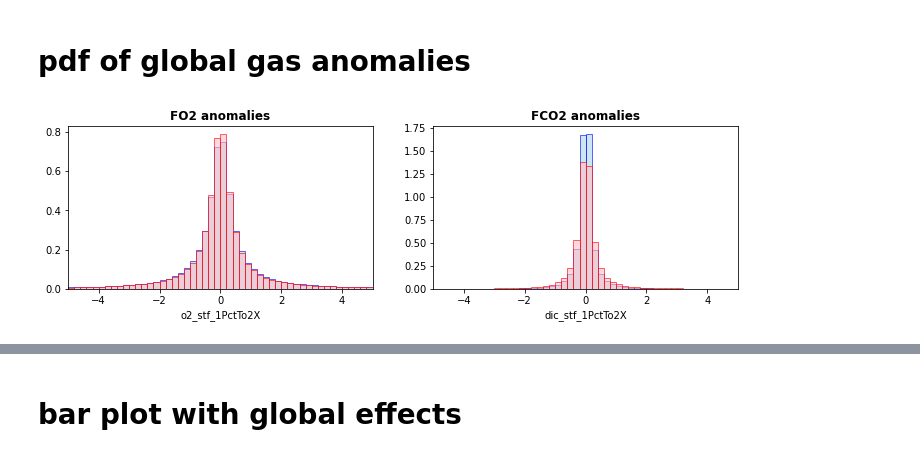
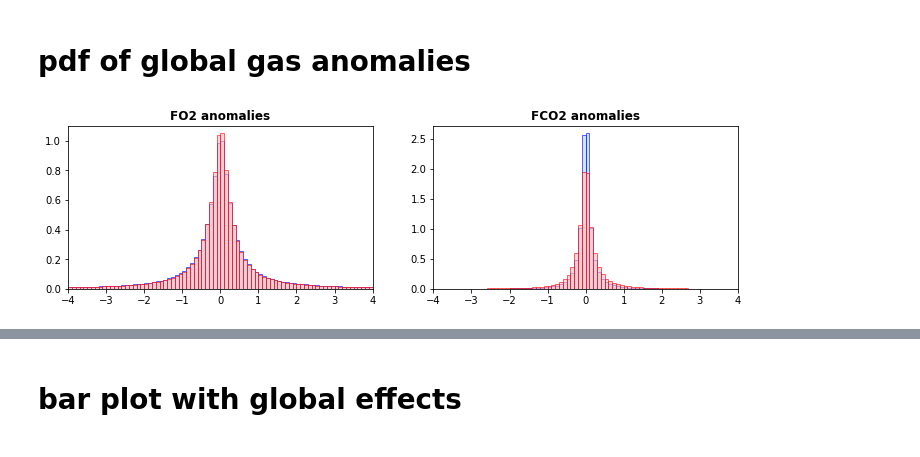
Before and after one commit to nanahocke/mesoscale-eddies, a Jupyter notebook: plotting/Global.ipynb, the cells around one changed output, grey strips where cells are left out. Saved outputs shown, nothing was run; the diff lists cells and outputs as text; code cells hidden in the pictures.

```diff
--- a/plotting/Global.ipynb
+++ b/plotting/Global.ipynb
@@ -20,12 +23,23 @@ from mpl_toolkits.axes_grid1 import make_axes_locatable
 # %% [markdown]
 # Load data
 # %%
+###MEAN FILTER
+#pathp='/gxfs_home/geomar/smomw577/plots/Boxcar/0181-0190/'
+#pathf='/gxfs_work/geomar/smomw577/mesoscale_eddies/BOX_filtered/0181-0190/'
+#dsa=xr.open_dataset(pathf+'3x3box_mean_anomaly_monthly_0181-0190_all.nc', chunks='auto')
+#ds=xr.open_dataset('/gxfs_work/geomar/smomw577/mesoscale_eddies/MOM5_concat/0181-0190/mean_std_control_noice.nc', chunks='auto')
+#ds_cc=xr.open_dataset('/gxfs_work/geomar/smomw577/mesoscale_eddies/MOM5_concat/0181-0190/mean_std_1PctTo2X_noice.nc', chunks='auto')
+#ds_smoothed=xr.open_dataset(pathf+'3x3box_mean_monthly_0181-0190_noice_all.nc')
+
+###MEDIAN FILTER
 pathp='/gxfs_home/geomar/smomw577/plots/Boxcar/0181-0190/'
 pathf='/gxfs_work/geomar/smomw577/mesoscale_eddies/BOX_filtered/0181-0190/'
-dsa=xr.open_dataset(pathf+'3x3box_mean_anomaly_monthly_0181-0190_all.nc', chunks='auto')
+dsa=xr.open_dataset(pathf+'3x3box_median_anomaly_monthly_0181-0190_all.nc')
 ds=xr.open_dataset('/gxfs_work/geomar/smomw577/mesoscale_eddies/MOM5_concat/0181-0190/mean_std_control_noice.nc', chunks='auto')
 ds_cc=xr.open_dataset('/gxfs_work/geomar/smomw577/mesoscale_eddies/MOM5_concat/0181-0190/mean_std_1PctTo2X_noice.nc', chunks='auto')
-ds_smoothed=xr.open_dataset(pathf+'3x3box_mean_monthly_0181-0190_noice_all.nc')
+ds_smoothed=xr.open_dataset(pathf+'3x3box_median_monthly_0181-0190_noice_all.nc')
+
+
 ds_smoothed=fix_grid(ds_smoothed)
 dsa=fix_grid(dsa)
 ds=fix_grid(ds)
@@ -200,15 +206,17 @@ plt.savefig(pathp+'co2_o2_AMA_absratio_lines_new.png', dpi=300, bbox_inches='tig
 # %%
 ####Climate Change vs Ctrl
 fig, axs= plt.subplots(nrows=1, ncols=2, figsize=(12,3))
 ### median und mean
-dsa.o2_stf.where(dsa.o2_stf<=8).where(dsa.o2_stf>=-8).plot.hist(ax=axs[0],xlim=[-5,5], bins=80, color='lightblue',alpha=.6, edgecolor='blue', density=True);
-dsa.o2_stf_1PctTo2X.where(dsa.o2_stf_1PctTo2X<=8).where(dsa.o2_stf_1PctTo2X>=-8).plot.hist(ax=axs[0], xlim=[-5,5], bins=80, color='pink',alpha=.6, edgecolor='red', density=True);
+dsa.o2_stf.where(dsa.o2_stf<=4).where(dsa.o2_stf>=-4).plot.hist(ax=axs[0],xlim=[-4,4], bins=80, color='lightblue',alpha=.6, edgecolor='blue', density=True);
+dsa.o2_stf_1PctTo2X.where(dsa.o2_stf_1PctTo2X<=4).where(dsa.o2_stf_1PctTo2X>=-4).plot.hist(ax=axs[0], xlim=[-4,4], bins=80, color='pink',alpha=.6, edgecolor='red', density=True);
 axs[0].set_title('FO2 anomalies', fontweight='bold')
+axs[0].set_xlabel('')
 
-dsa.dic_stf.where(dsa.dic_stf<=8).where(dsa.dic_stf>=-8).plot.hist(ax=axs[1], xlim=[-5,5], bins=80, color='lightblue',alpha=.6, edgecolor='blue', density=True);
-dsa.dic_stf_1PctTo2X.where(dsa.dic_stf_1PctTo2X<=8).where(dsa.dic_stf_1PctTo2X>=-8).plot.hist(ax=axs[1],xlim=[-5,5], bins=80, color='pink',alpha=.6, edgecolor='red', density=True);
-axs[1].set_title('FCO2 anomalies', fontweight='bold')
+dsa.dic_stf.where(dsa.dic_stf<=4).where(dsa.dic_stf>=-4).plot.hist(ax=axs[1], xlim=[-4,4], bins=80, color='lightblue',alpha=.6, edgecolor='blue', density=True);
+dsa.dic_stf_1PctTo2X.where(dsa.dic_stf_1PctTo2X<=4).where(dsa.dic_stf_1PctTo2X>=-4).plot.hist(ax=axs[1],xlim=[-4,4], bins=80, color='pink',alpha=.6, edgecolor='red', density=True);
+axs[1].set_title('FCO2 anomalies', fontweight='bold');
+axs[1].set_xlabel('')
 
-plt.savefig(pathp+'flux_pdf.png', dpi=300, bbox_inches='tight');
+plt.savefig(pathp+'flux_pdf_median.png', dpi=300, bbox_inches='tight');
 # %% [output]
-[figure, old version]
+[figure, new version]
```
Also changed, not shown: parts of 21 cells of this notebook, 8 other files.
